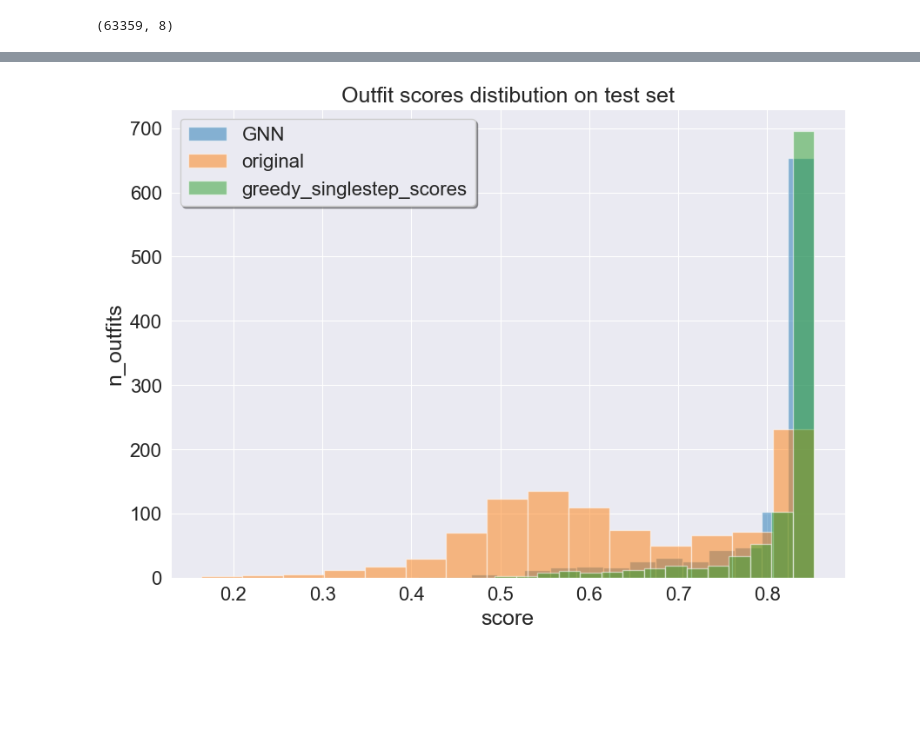
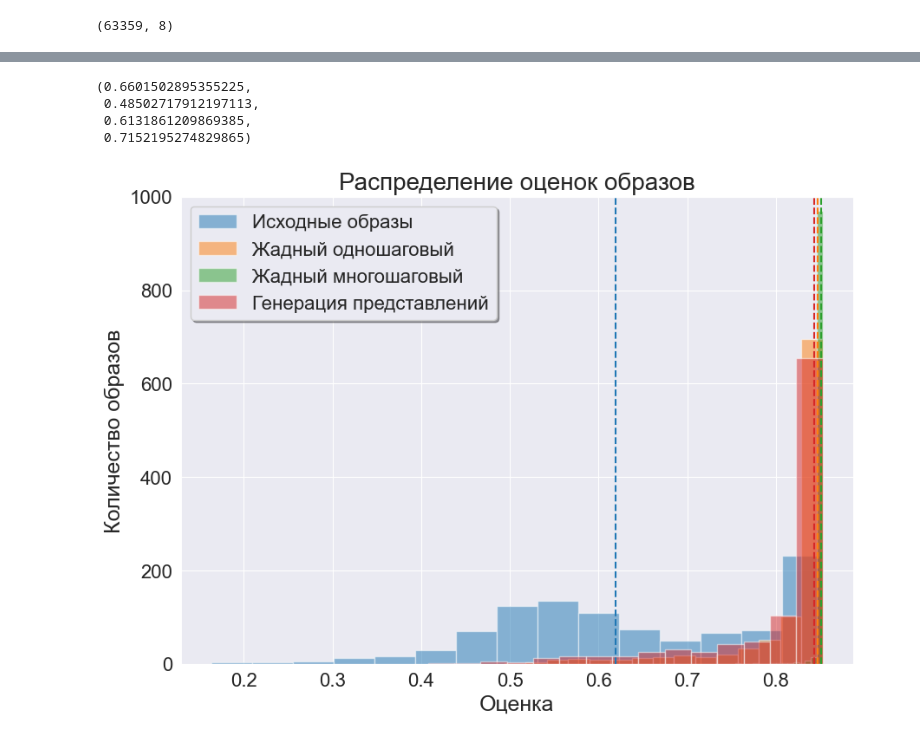
Before and after one commit to Wayfarer123/BS-Thesis, a Jupyter notebook: code/GNN.ipynb, the cells around one changed output, grey strips where cells are left out. Drawn from its saved outputs; the diff is of its cells as text; code cells hidden in the pictures; blank space fills up the shorter version.

```diff
--- a/code/GNN.ipynb
+++ b/code/GNN.ipynb
@@ -461,3 +466,11 @@ plt.show()
+# %%
+np.median(backprop_scores_L1), np.median(backprop_scores), np.median(backprop_scores_L10), \
+np.median(backprop_scores_cos)
+# %% [output]
+(0.6601502895355225,
+ 0.48502717912197113,
+ 0.6131861209869385,
+ 0.7152195274829865)
 # %%
 with open("data/Re-PolyVore_greedy_results_min5_k2_subset1000.json", "w", encoding="utf-8") as f:
     json.dump(results_min5_k2_subset1000, f, indent=4)
@@ -504,40 +517,51 @@ original_scores = []
 greedy_singlestep_scores = []
 greedy_multistep_scores = []
 backprop_scores = []
 backprop_scores_L1 = []
 backprop_scores_L10 = []
 backprop_scores_cos = []
 GNN_scores = []
 
 for key, res_dict in results_min5_k2_test_set_1000.items():
     original_scores.append(res_dict["original"])
     greedy_singlestep_scores.append(res_dict["greedy_singlestep"])
     greedy_multistep_scores.append(res_dict["greedy_multistep"])
     GNN_scores.append(res_dict["GNN"])
 
 original_scores, greedy_singlestep_scores, greedy_multistep_scores = \
     np.array(original_scores), np.array(greedy_singlestep_scores), np.array(greedy_multistep_scores)
 
 
 plt.figure(figsize=(10, 7))
 
 
-plt.hist(GNN_scores, bins=15, alpha=0.5, label="GNN")
-plt.hist(original_scores, bins=15, alpha=0.5, label="original")
-plt.hist(greedy_singlestep_scores, bins=15, alpha=0.5, label="greedy_singlestep_scores")
+
+plt.hist(original_scores, bins=15, alpha=0.5, label="Исходные образы", color=sns.color_palette()[0])
+plt.axvline(x=np.median(original_scores), ls="--", color=sns.color_palette()[0])
+
+plt.hist(greedy_singlestep_scores, bins=15, alpha=0.5, label="Жадный одношаговый", color=sns.color_palette()[1])
+plt.axvline(x=np.median(greedy_singlestep_scores), ls="--", color=sns.color_palette()[1])
+
+plt.hist(greedy_multistep_scores, bins=15, alpha=0.5, label="Жадный многошаговый", color=sns.color_palette()[2])
+plt.axvline(x=np.median(greedy_multistep_scores), ls="--", color=sns.color_palette()[2])
+
+plt.hist(GNN_scores, bins=15, alpha=0.5, label="Генерация представлений", color=sns.color_palette()[3])
+plt.axvline(x=np.median(GNN_scores), ls="--", color=sns.color_palette()[3])
+
 # plt.hist(greedy_multistep_scores, bins=15, alpha=0.5, label="greedy_multistep_scores")
 
-plt.title("Outfit scores distibution on test set", fontsize=18)
-plt.xlabel("score", fontsize=18)
-plt.ylabel("n_outfits", fontsize=18)
+plt.title("Распределение оценок образов", fontsize=20)
+plt.xlabel("Оценка", fontsize=18)
+plt.ylabel("Количество образов", fontsize=18)
 plt.xticks(fontsize=16)
 plt.yticks(fontsize=16)
+plt.ylim(top=1000)
 
 plt.legend(fontsize=16, shadow=True,loc="upper left")
 
 plt.show()
 # %% [output]
-[figure, old version]
+[figure, new version]
 # %%
 with open("data/Re-PolyVore_greedy_results_min5_k2_test_set_1000.json", "w", encoding="utf-8") as f:
     json.dump(results_min5_k2_test_set_1000, f, indent=4)
```
Also changed, not shown: parts of 21 cells of this notebook, 29 other files.
